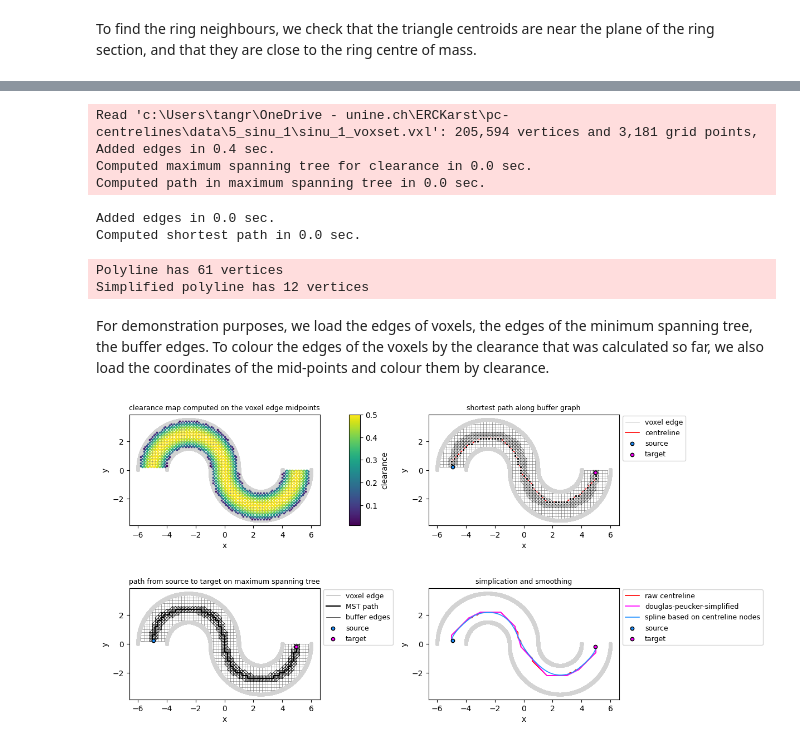
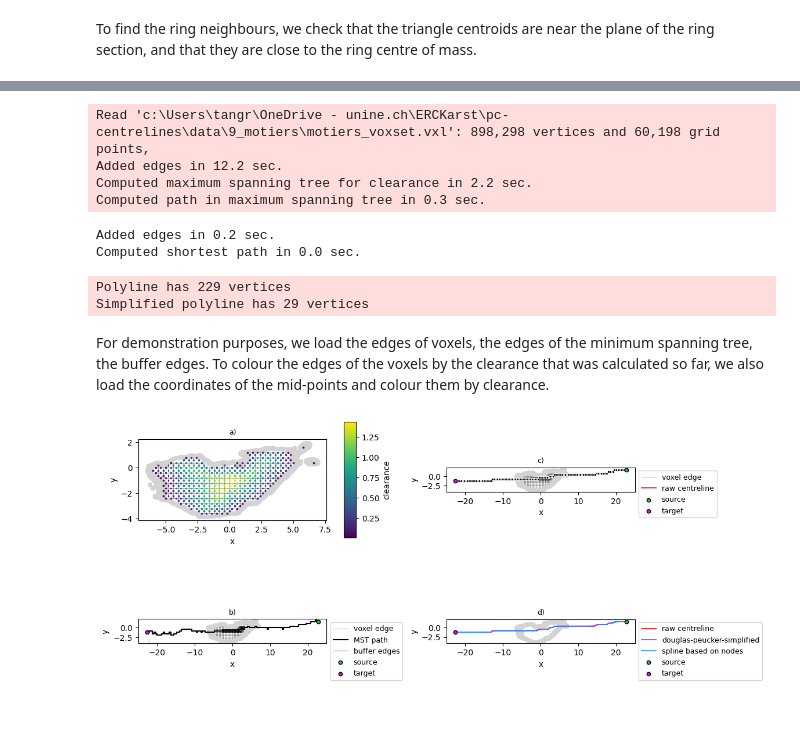
Before and after one commit to ERC-Karst/pc-centrelines, a Jupyter notebook: notebooks/2_demonstrate_MST_centreline.ipynb, the cells around one changed output, grey strips where cells are left out. Drawn from its saved outputs; the diff is of its cells as text; code cells hidden in the pictures; blank space fills up the shorter version.

```diff
--- a/notebooks/2_demonstrate_MST_centreline.ipynb
+++ b/notebooks/2_demonstrate_MST_centreline.ipynb
@@ -87,8 +91,8 @@ P2_neighbours = np.logical_and(np.abs((P2 - data.centroids) @ nP2)  < 2 *voxelsi
 sign_P1 = np.sign(nP1 @ (np.mean(data.centroids[P1_neighbours], axis =0) - P1))
 sign_P2 = np.sign(nP2 @ (np.mean(data.centroids[P2_neighbours], axis =0) - P2))
 
-P1_in = np.mean(ring1, axis =0)+ nP1*sign_P1*voxelsize
-P2_in = np.mean(ring2, axis =0)+ nP2*sign_P2*voxelsize
+P1_in = np.mean(ring1, axis =0)+ nP1*sign_P1*voxelsize*0.01
+P2_in = np.mean(ring2, axis =0)+ nP2*sign_P2*voxelsize*0.01
 # %%
 fig, ax = plt.subplots()
 
@@ -121,13 +125,13 @@ out_MST = return_MST_centrelines(mesh_fp, voxset_path=voxset_fp,
                              P2=P2_in,
                              verbose = False)
 # %% [output]
-Read 'c:\Users\tangr\OneDrive - unine.ch\ERCKarst\pc-centrelines\data\5_sinu_1\sinu_1_voxset.vxl': 205,594 vertices and 3,181 grid points,
-Added edges in 0.4 sec.
-Computed maximum spanning tree for clearance in 0.0 sec.
-Computed path in maximum spanning tree in 0.0 sec.
+Read 'c:\Users\tangr\OneDrive - unine.ch\ERCKarst\pc-centrelines\data\9_motiers\motiers_voxset.vxl': 898,298 vertices and 60,198 grid points,
+Added edges in 12.2 sec.
+Computed maximum spanning tree for clearance in 2.2 sec.
+Computed path in maximum spanning tree in 0.3 sec.
-Added edges in 0.0 sec.
+Added edges in 0.2 sec.
 Computed shortest path in 0.0 sec.
-Polyline has 61 vertices
-Simplified polyline has 12 vertices
+Polyline has 229 vertices
+Simplified polyline has 29 vertices
 # %% [markdown]
 For demonstration purposes, we load the edges of voxels, the edges of the minimum spanning tree, the buffer edges. To colour the edges of the voxels by the clearance that was calculated so far, we also load the coordinates of the mid-points and colour them by clearance.
@@ -155,11 +162,11 @@ mst_edges_mask = np.logical_and(edges[:, 2] == 0,edges[:, 5] == 0)
 smooth_centreline = np.loadtxt(f"temp//{ID}_{CONDUIT_NAME}//mst//{CONDUIT_NAME}_{int(voxelsize*1000)}_centreline.txt")
 # %%
 
-gs = GridSpec(12, 40)
-fig = plt.figure(figsize = (12, 8))
+gs = GridSpec(9, 40)
+fig = plt.figure(figsize = (13, 6))
 
 ##  the voxel clearance map figure.
-ax = fig.add_subplot(gs[0:4, :17])
+ax = fig.add_subplot(gs[0:4, :13])
 for edge, edge_mask in zip(edges, edges_mask):
     if edge_mask:
         ax.plot(edge[[0,3]],edge[[1,4]], color = "grey", zorder = -25, lw = 0.5)
@@ -175,16 +182,16 @@ mask = np.abs(edges_midpoints[:, 2]) < 0.05
 ax.scatter(*edges_midpoints[mask][:, [0, 1]].T, c=edges_midpoints[mask, 3], zorder = -10, marker="s", s= 2)
 
 # set up the colorbar.
-cax = fig.add_subplot(gs[0:4, 18:19])
+cax = fig.add_subplot(gs[0:4, 14:15])
 cb = plt.colorbar(mappable, cax =cax, fraction=0.01)
 cb.set_label("clearance")
 ax.set_aspect("equal")
 ax.set_xlabel("x")
 ax.set_ylabel("y")
-ax.set_title("clearance map computed on the voxel edge midpoints", fontdict= dict(fontsize=9))
+ax.set_title("a)", fontdict= dict(fontsize=9))
 
 ## unzizag path plot.
-ax = fig.add_subplot(gs[6:10, :17])
+ax = fig.add_subplot(gs[5:, :13])
 for edge, edge_mask in zip(edges, edges_mask):
     if edge_mask:
         ax.plot(edge[[0,3]],edge[[1,4]], color = "grey", zorder = -25, lw = 0.5)
@@ -196,7 +203,7 @@ ax.scatter(*data.centroids[mesh_mask][:, [0, 1]].T,
         **mesh_kwargs)
 
 
-ax.set_title("path from source to target on maximum spanning tree", fontdict= dict(fontsize=9))
+ax.set_title("b)", fontdict= dict(fontsize=9))
 
 # plot the jagged centreline
 ax.plot(*buffer_centreline[:, [0, 1]].T, zorder = 100, color = "k", label = "MST path")
@@ -220,7 +227,7 @@ ax.set_aspect("equal")
 ax.set_xlabel("x")
 ax.set_ylabel("y")
 
-ax = fig.add_subplot(gs[0:4, 23:])
+ax = fig.add_subplot(gs[0:4, 21:-6])
 for edge, edge_mask in zip(edges, edges_mask):
     if edge_mask:
         ax.plot(edge[[0,3]],edge[[1,4]], color = "grey", zorder = -20, lw = 0.5)
@@ -237,7 +244,7 @@ for buffer_edge, buffer_edge_mask in zip(buffer_edges, buffer_edges_mask):
         ax.plot(buffer_edge[[0,3]],buffer_edge[[1,4]], color = "k", zorder = -10, lw = 0.25)
 
 
-ax.set_title("shortest path along buffer graph", fontdict= dict(fontsize=9))
+ax.set_title("c)", fontdict= dict(fontsize=9))
 
 # plot the source and target
 ax.scatter(*P1_in[[0, 1]],**start_kwargs)
@@ -249,45 +256,44 @@ mesh_mask = np.abs(data.centroids[:, 2]) < 0.05
 ax.scatter(*data.centroids[mesh_mask][:, [0, 1]].T,
         **mesh_kwargs)
 
-ax.legend(loc="upper left", fontsize = 9, bbox_to_anchor=(1., 1.02))
+ax.legend(loc = "upper left", bbox_to_anchor= (1,1.02), fontsize = 9)
 ax.set_aspect("equal")
 
 ax.set_xlabel("x")
 ax.set_ylabel("y")
 
 
-ax = fig.add_subplot(gs[6:10, 23:])
+ax = fig.add_subplot(gs[5:, 21:-6])
 
 
 # plot the centreline
 ax.plot(*np.array(out_MST["raw"])[:, [0, 1]].T,**ct_kwargs, label = "raw centreline")
 # plot the centreline nodes
 ax.plot(*np.array(out_MST["simplified"])[:, [0, 1]].T,**ct1_kwargs, label = "douglas-peucker-simplified")
-ax.plot(*np.array(out_MST["centerspline_direct"])[:, [0, 1]].T,**ct2_kwargs, label = "spline based on centreline nodes")
+ax.plot(*np.array(out_MST["centerspline_direct"])[:, [0, 1]].T,**ct2_kwargs, label = "spline based on nodes")
 
-ax.set_title("simplication and smoothing", fontdict= dict(fontsize=9))
+ax.set_title("d)", fontdict= dict(fontsize=9))
 
 # plot the source and target
 ax.scatter(*P1_in[[0, 1]],**start_kwargs)
 ax.scatter(*P2_in[[0, 1]], **end_kwargs)
 
 
 # plot the mesh
 mesh_mask = np.abs(data.centroids[:, 2]) < 0.05
 ax.scatter(*data.centroids[mesh_mask][:, [0, 1]].T,
         **mesh_kwargs)
 
-ax.legend(loc="upper left", fontsize = 9, bbox_to_anchor=(1., 1.02))
+ax.legend(loc = "upper left", bbox_to_anchor= (1,1.02), fontsize = 9)
 ax.set_aspect("equal")
 
 ax.set_xlabel("x")
 ax.set_ylabel("y")
 
 
-
 plt.savefig(f"./temp/{ID}_{CONDUIT_NAME}/mst/{CONDUIT_NAME}_edge_clearance_map.png", dpi = 300)
 plt.savefig(f"./temp/{ID}_{CONDUIT_NAME}/mst/{CONDUIT_NAME}_edge_clearance_map.pdf")
 
 plt.show()
 # %% [output]
-[figure, old version]
+[figure, new version]
```
Also changed, not shown: parts of 4 cells of this notebook, 10 other files.
